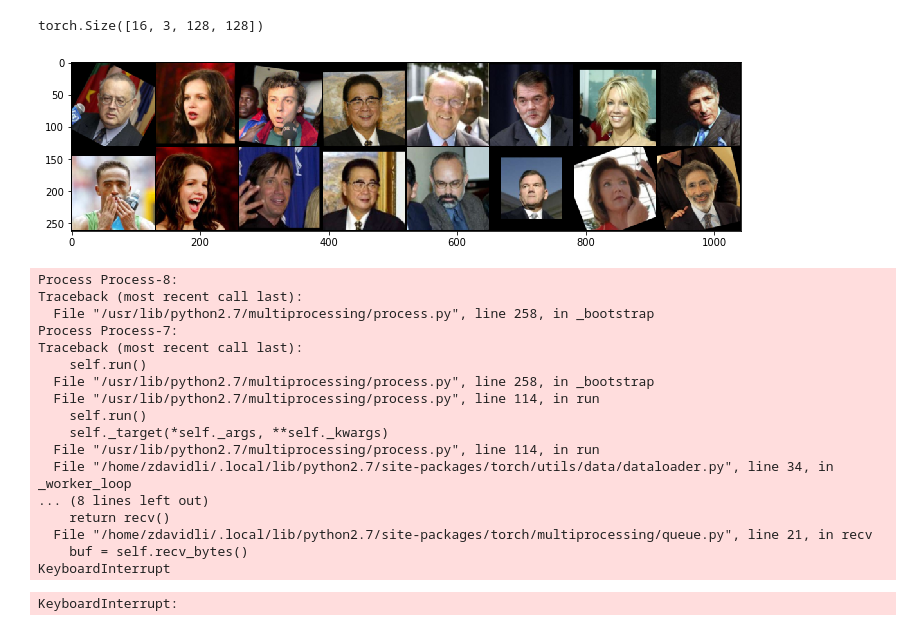
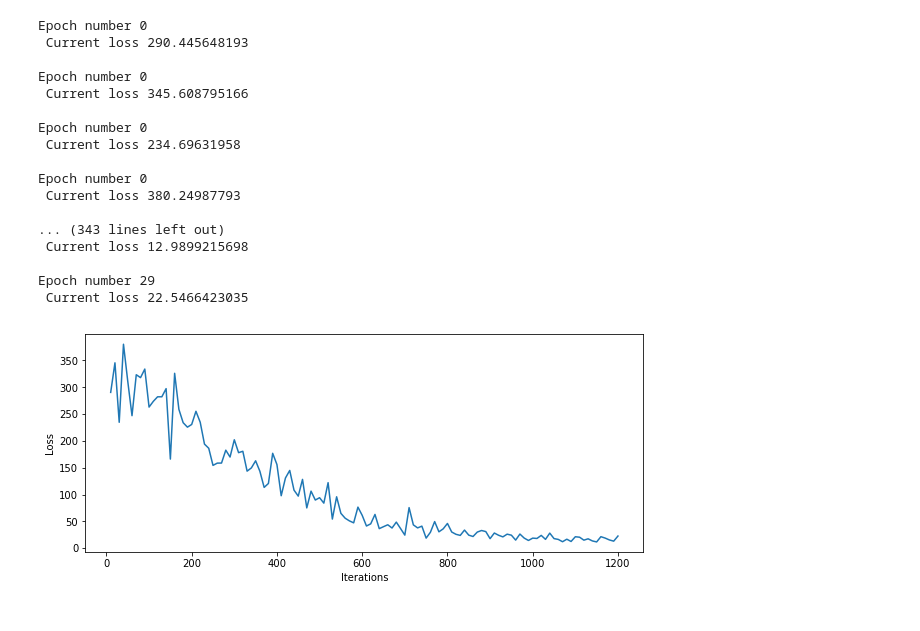
Before and after one commit to zdavidli/siamese-facial-recognition, a Jupyter notebook: hw3.ipynb, the cells around one changed output. Drawn from its saved outputs; the diff is of its cells as text; code cells hidden in the pictures.

```diff
--- a/hw3.ipynb
+++ b/hw3.ipynb
@@ -88,7 +109,7 @@ def show_plot(iteration,loss):
 # %%
 trainset = LFWDataset(train=True,
-                      transform=transforms.Compose([data_aug, transforms.Scale((128,128)),
+                      transform=transforms.Compose([transforms.Scale((128,128)),
                                                                       transforms.ToTensor()
                                                                       ]))
-trainloader = DataLoader(trainset, batch_size=8, shuffle=True, num_workers=2)
+trainloader = DataLoader(trainset, batch_size=64, shuffle=True, num_workers=2)
 # %%
@@ -126,6 +127,7 @@ KeyboardInterrupt
 # %%
 net = SiameseNet().cuda()
-criterion = nn.BCELoss()
+# criterion = nn.BCELoss()
+criterion = ContrastiveLoss()
 learning_rate = 1e-6
 optimizer = optim.Adam(net.parameters(), lr=learning_rate)
 # %%
@@ -157,23 +141,23 @@ epochs = 30
 for epoch in range(epochs):
     for i, data in enumerate(trainloader,0):
         img0, img1 , label = data
-        if i==0:
-            concat = torch.cat((img0, img1), 0)
-            print(concat.shape)
-            grid = torchvision.utils.make_grid(concat)
-            im = transforms.ToPILImage()(grid)
-            plt.figure(figsize=(12,15))
-            plt.imshow(im)
-            plt.show()
-#             im.save("output.png")
+#         if i==0:
+#             concat = torch.cat((img0, img1), 0)
+#             print(concat.shape)
+#             grid = torchvision.utils.make_grid(concat)
+#             im = transforms.ToPILImage()(grid)
+#             plt.figure(figsize=(12,15))
+#             plt.imshow(im)
+#             plt.show()
+# #             im.save("output.png")
         img0, img1 , label = Variable(img0).cuda(), Variable(img1).cuda() , Variable(label).cuda()
-        output = net(img0,img1)
+        output1, output2 = net(img0,img1)
         label = label.unsqueeze(1).float()
-        if i==0:
-            print(output, label)
+#         if i==0:
+#             print(output, label)
 
         optimizer.zero_grad()
-        loss = criterion(output, label)
+        loss = criterion(output1, output2, label)
         loss.backward()
         optimizer.step()
         if i %10 == 0 :
@@ -182,23 +166,20 @@ for epoch in range(epochs):
             counter.append(iteration_number)
             loss_history.append(loss.data[0])
 # %% [output]
-torch.Size([16, 3, 128, 128])
+Epoch number 0
+ Current loss 290.445648193
+
+Epoch number 0
+ Current loss 345.608795166
+
+Epoch number 0
+ Current loss 234.69631958
+
+Epoch number 0
+ Current loss 380.24987793
+
+... (343 lines left out)
+ Current loss 12.9899215698
+
+Epoch number 29
+ Current loss 22.5466423035
-[figure, removed]
-Process Process-8:
-Traceback (most recent call last):
-  File "/usr/lib/python2.7/multiprocessing/process.py", line 258, in _bootstrap
-Process Process-7:
-Traceback (most recent call last):
-    self.run()
-  File "/usr/lib/python2.7/multiprocessing/process.py", line 258, in _bootstrap
-  File "/usr/lib/python2.7/multiprocessing/process.py", line 114, in run
-    self.run()
-    self._target(*self._args, **self._kwargs)
-  File "/usr/lib/python2.7/multiprocessing/process.py", line 114, in run
-  File "/home/zdavidli/.local/lib/python2.7/site-packages/torch/utils/data/dataloader.py", line 34, in _worker_loop
-... (8 lines left out)
-    return recv()
-  File "/home/zdavidli/.local/lib/python2.7/site-packages/torch/multiprocessing/queue.py", line 21, in recv
-    buf = self.recv_bytes()
-KeyboardInterrupt
-KeyboardInterrupt:
@@ -207 +186,11 @@ show_plot(counter,loss_history)
+# %%
+# show_plot(counter,loss_history, save=True)
+plt.figure(figsize=(10, 4))
+plt.plot(counter,loss_history)
+plt.xlabel("Iterations")
+plt.ylabel("Loss")
+plt.savefig('loss.png')
+plt.show()
+# %% [output]
+[figure, added]
 # %%
```
Also changed, not shown: parts of 16 cells of this notebook, 3 other files.
